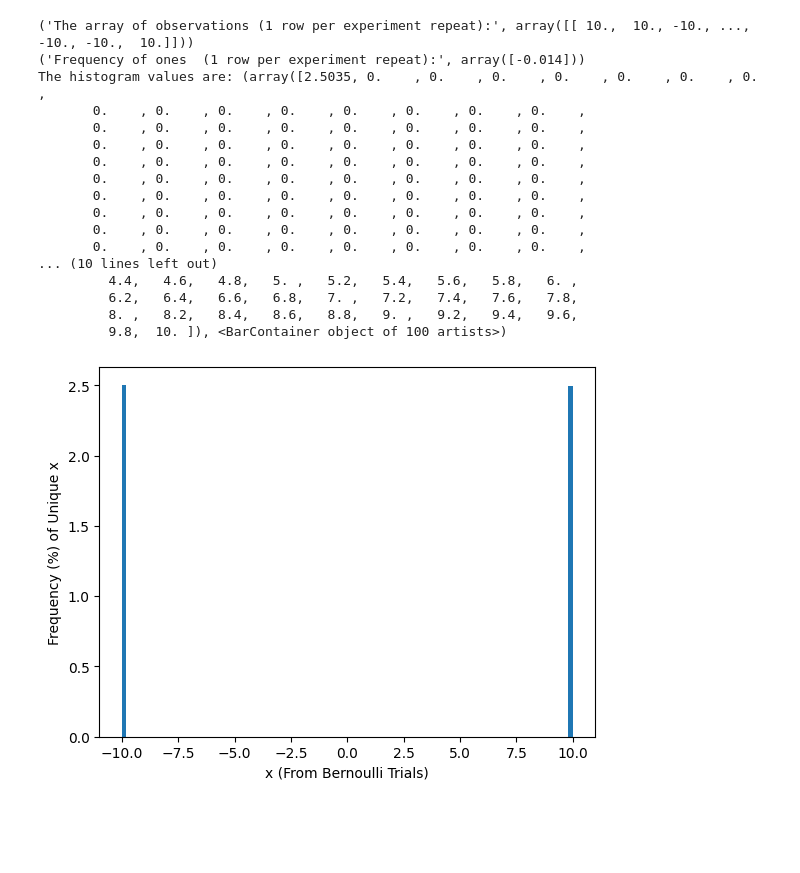
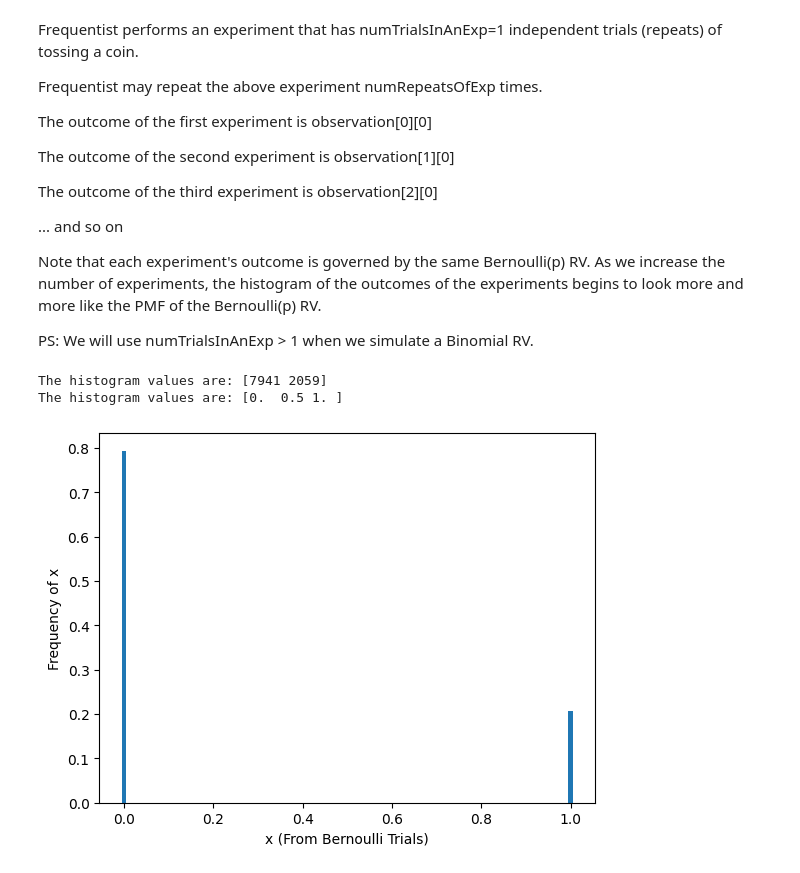
Before and after one commit to adityaaggupta2017/PNS-HW, a Jupyter notebook: ps_course/probability/Bernoulli.ipynb, the cells around one changed output. Drawn from its saved outputs; the diff is of its cells as text; code cells hidden in the pictures; blank space fills up the shorter version.

```diff
--- a/ps_course/probability/Bernoulli.ipynb
+++ b/ps_course/probability/Bernoulli.ipynb
@@ -43,4 +40,0 @@ The outcome of the second trial is observation[1,2]
-# %%
-v_numTrialsInAnExp = 1
-
-observation = aBernoulliExperiment(np.random.default_rng(1236), bernoulliParam_p=0.5, numRepeatsOfExp = 10, numTrialsInAnExp = v_numTrialsInAnExp, profitLoss=[10,-10])
@@ -65,34 +41,44 @@ observation = aBernoulliExperiment(np.random.default_rng(1236), bernoulliParam_p
+# %% [markdown]
+Frequentist performs an experiment that has numTrialsInAnExp=1 independent trials (repeats) of tossing a coin.
+
+Frequentist may repeat the above experiment numRepeatsOfExp times.
+
+The outcome of the first experiment is observation[0][0]
+
+The outcome of the second experiment is observation[1][0]
+
+The outcome of the third experiment is observation[2][0]
+
+... and so on
+
+Note that each experiment's outcome is governed by the same Bernoulli(p) RV. As we increase the number of experiments, the histogram of the outcomes of the experiments begins to look more and more like the PMF of the Bernoulli(p) RV.
+
+PS: We will use numTrialsInAnExp > 1 when we simulate a Binomial RV.
+# %%
+#v_numTrialsInAnExp = 1
+v_numRepeatsOfExp = 10000
+v_bernoulliParam_p = 0.2
+observation = aBernoulliExperiment(np.random.default_rng(1236), bernoulliParam_p=v_bernoulliParam_p, numRepeatsOfExp = v_numRepeatsOfExp, numTrialsInAnExp = 1, profitLoss=[1,0])
 # %%
 #Prints and plots
-print(("The array of observations (1 row per experiment repeat):", observation))
-print(("Frequency of ones  (1 row per experiment repeat):",np.sum(observation,axis=1)/v_numTrialsInAnExp))
+# print(("The array of observations (1 row per experiment repeat):", observation))
+# print(("Frequency of ones  (1 row per experiment repeat):",np.sum(observation,axis=1)))
 
 fig1, (ax1) = plt.subplots(nrows=1, ncols=1, sharex=True)
-histVal = ax1.hist(observation[0,:], bins=100, density=True)
 
-print("The histogram values are:", histVal)
+histVal = np.histogram(observation, bins=[0,0.5,1],density=False)
+#histVal = ax1.hist(observation[0][:], bins=range(0,2), density=False, align='left')
 
-ax1.set_xscale("linear")
+print("The histogram values are:", histVal[0])
+print("The histogram values are:", histVal[1])
+#print("The histogram values are:", histVal[1][0,2])
+
+ax1.bar([0, 1], histVal[0]/v_numRepeatsOfExp, width = 0.01)
 
 ax1.set_xlabel("x (From Bernoulli Trials)")
-ax1.set_ylabel("Frequency (%) of Unique x")
+ax1.set_ylabel("Frequency of x")
 fig1.set_label("No of Trials of Bern Exp is " + str(v_numTrialsInAnExp))
 # %% [output]
-('The array of observations (1 row per experiment repeat):', array([[ 10.,  10., -10., ..., -10., -10.,  10.]]))
-('Frequency of ones  (1 row per experiment repeat):', array([-0.014]))
-The histogram values are: (array([2.5035, 0.    , 0.    , 0.    , 0.    , 0.    , 0.    , 0.    ,
-       0.    , 0.    , 0.    , 0.    , 0.    , 0.    , 0.    , 0.    ,
-       0.    , 0.    , 0.    , 0.    , 0.    , 0.    , 0.    , 0.    ,
-       0.    , 0.    , 0.    , 0.    , 0.    , 0.    , 0.    , 0.    ,
-       0.    , 0.    , 0.    , 0.    , 0.    , 0.    , 0.    , 0.    ,
-       0.    , 0.    , 0.    , 0.    , 0.    , 0.    , 0.    , 0.    ,
-       0.    , 0.    , 0.    , 0.    , 0.    , 0.    , 0.    , 0.    ,
-       0.    , 0.    , 0.    , 0.    , 0.    , 0.    , 0.    , 0.    ,
-       0.    , 0.    , 0.    , 0.    , 0.    , 0.    , 0.    , 0.    ,
-       0.    , 0.    , 0.    , 0.    , 0.    , 0.    , 0.    , 0.    ,
-... (10 lines left out)
-         4.4,   4.6,   4.8,   5. ,   5.2,   5.4,   5.6,   5.8,   6. ,
-         6.2,   6.4,   6.6,   6.8,   7. ,   7.2,   7.4,   7.6,   7.8,
-         8. ,   8.2,   8.4,   8.6,   8.8,   9. ,   9.2,   9.4,   9.6,
-         9.8,  10. ]), <BarContainer object of 100 artists>)
+The histogram values are: [7941 2059]
+The histogram values are: [0.  0.5 1. ]
-[figure, old version]
+[figure, new version]
```
Also changed, not shown: parts of 8 cells of this notebook, 3 other files.
